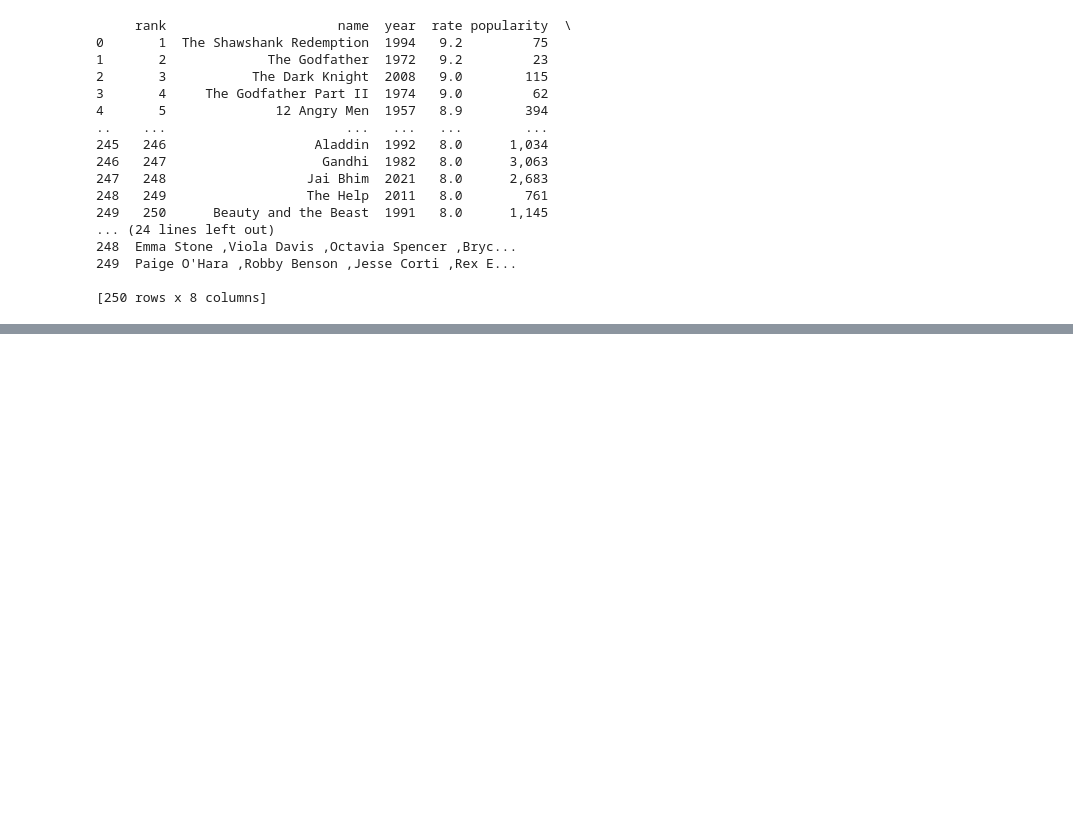
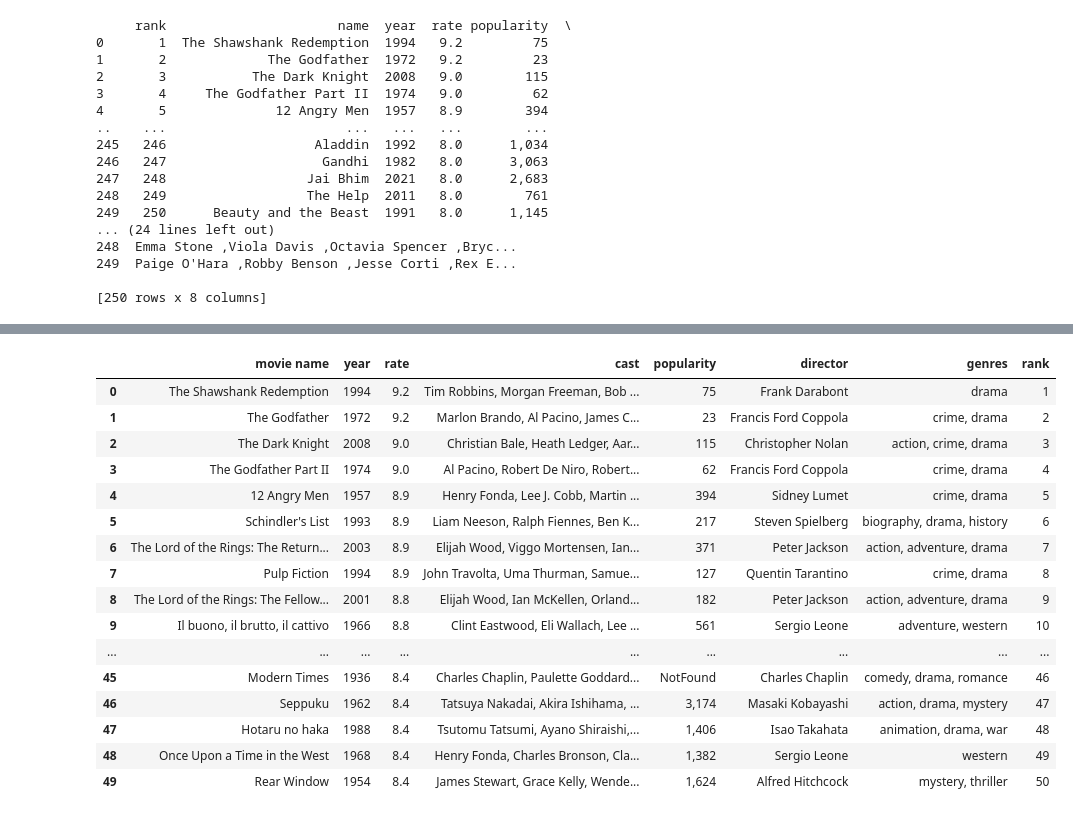
Before and after one commit to Liz-Lugasi/scraping_movies, a Jupyter notebook: Untitled.ipynb, the cells around one changed output, grey strips where cells are left out. Saved outputs shown, nothing was run; the diff lists cells and outputs as text; code cells hidden in the pictures; blank space fills up the shorter version.

```diff
--- a/Untitled.ipynb
+++ b/Untitled.ipynb
@@ -97,0 +138,20 @@ movies
+# %%
+movies.head(50)
+# %% [output]
+|  | movie name | year | rate | cast | popularity | director | genres | rank |
+| 0 | The Shawshank Redemption | 1994 | 9.2 | Tim Robbins, Morgan Freeman, Bob ... | 75 | Frank Darabont | drama | 1 |
+| 1 | The Godfather | 1972 | 9.2 | Marlon Brando, Al Pacino, James C... | 23 | Francis Ford Coppola | crime, drama | 2 |
+| 2 | The Dark Knight | 2008 | 9.0 | Christian Bale, Heath Ledger, Aar... | 115 | Christopher Nolan | action, crime, drama | 3 |
+| 3 | The Godfather Part II | 1974 | 9.0 | Al Pacino, Robert De Niro, Robert... | 62 | Francis Ford Coppola | crime, drama | 4 |
+| 4 | 12 Angry Men | 1957 | 8.9 | Henry Fonda, Lee J. Cobb, Martin ... | 394 | Sidney Lumet | crime, drama | 5 |
+| 5 | Schindler's List | 1993 | 8.9 | Liam Neeson, Ralph Fiennes, Ben K... | 217 | Steven Spielberg | biography, drama, history | 6 |
+| 6 | The Lord of the Rings: The Return... | 2003 | 8.9 | Elijah Wood, Viggo Mortensen, Ian... | 371 | Peter Jackson | action, adventure, drama | 7 |
+| 7 | Pulp Fiction | 1994 | 8.9 | John Travolta, Uma Thurman, Samue... | 127 | Quentin Tarantino | crime, drama | 8 |
+| 8 | The Lord of the Rings: The Fellow... | 2001 | 8.8 | Elijah Wood, Ian McKellen, Orland... | 182 | Peter Jackson | action, adventure, drama | 9 |
+| 9 | Il buono, il brutto, il cattivo | 1966 | 8.8 | Clint Eastwood, Eli Wallach, Lee ... | 561 | Sergio Leone | adventure, western | 10 |
+| ... | ... | ... | ... | ... | ... | ... | ... | ... |
+| 45 | Modern Times | 1936 | 8.4 | Charles Chaplin, Paulette Goddard... | NotFound | Charles Chaplin | comedy, drama, romance | 46 |
+| 46 | Seppuku | 1962 | 8.4 | Tatsuya Nakadai, Akira Ishihama, ... | 3,174 | Masaki Kobayashi | action, drama, mystery | 47 |
+| 47 | Hotaru no haka | 1988 | 8.4 | Tsutomu Tatsumi, Ayano Shiraishi,... | 1,406 | Isao Takahata | animation, drama, war | 48 |
+| 48 | Once Upon a Time in the West | 1968 | 8.4 | Henry Fonda, Charles Bronson, Cla... | 1,382 | Sergio Leone | western | 49 |
+| 49 | Rear Window | 1954 | 8.4 | James Stewart, Grace Kelly, Wende... | 1,624 | Alfred Hitchcock | mystery, thriller | 50 |
```
Also changed, not shown: parts of 6 cells of this notebook, 2 other files.
